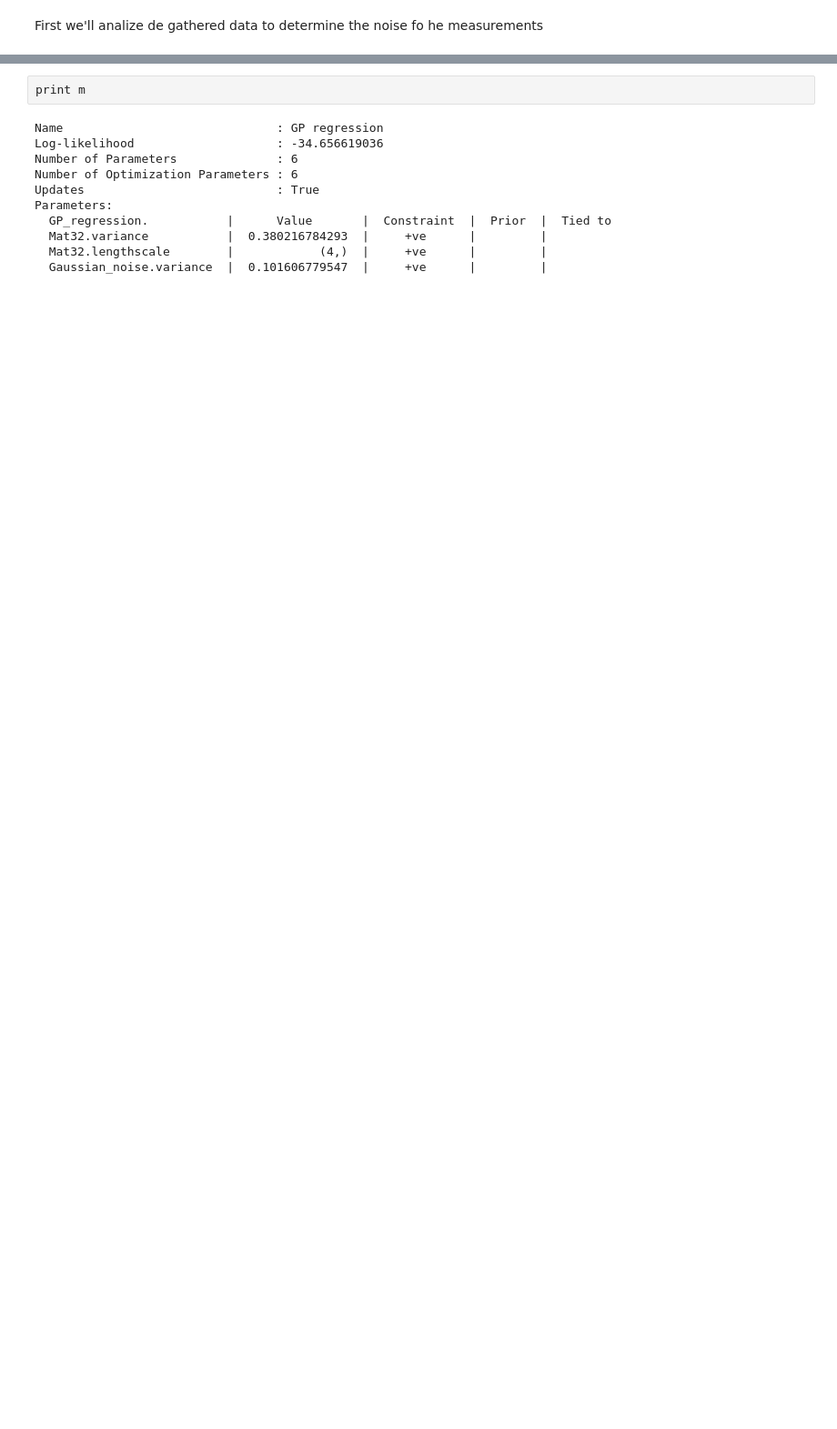
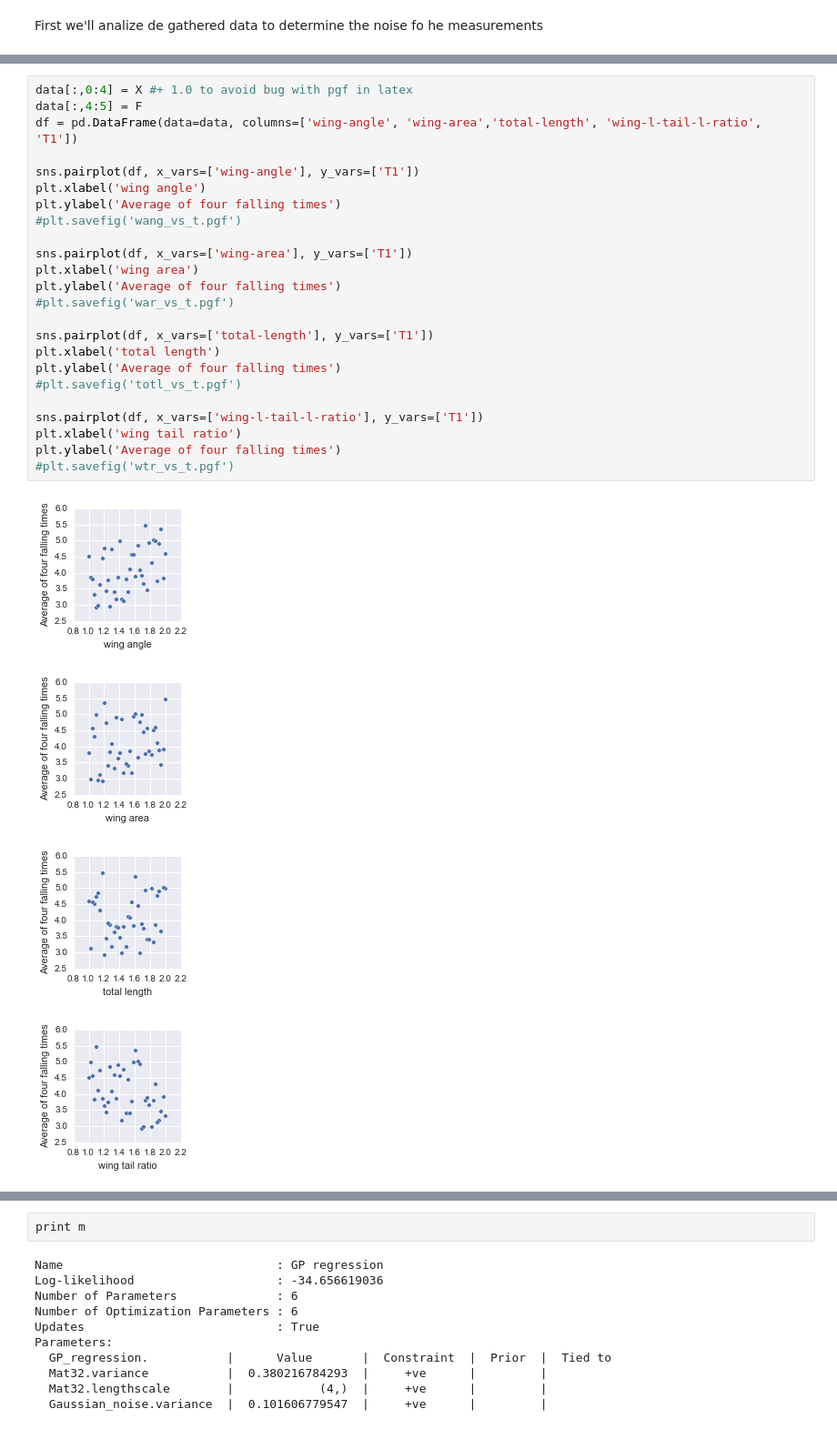
Before and after one commit to ggutierrez/SMFO, a Jupyter notebook: Lab3/GPR.ipynb, the cells around one changed output, grey strips where cells are left out. Shown at 91% size. Saved outputs shown, nothing was run; the diff lists cells and outputs as text; blank space fills up the shorter version.

```diff
--- a/Lab3/GPR.ipynb
+++ b/Lab3/GPR.ipynb
@@ -110,0 +158,29 @@ tau2 = 0.01#np.var(data[:,4]-data[:,5])/2.
+# %%
+data[:,0:4] = X #+ 1.0 to avoid bug with pgf in latex
+data[:,4:5] = F
+df = pd.DataFrame(data=data, columns=['wing-angle', 'wing-area','total-length', 'wing-l-tail-l-ratio', 'T1'])
+
+sns.pairplot(df, x_vars=['wing-angle'], y_vars=['T1'])
+plt.xlabel('wing angle')
+plt.ylabel('Average of four falling times')
+#plt.savefig('wang_vs_t.pgf')
+
+sns.pairplot(df, x_vars=['wing-area'], y_vars=['T1'])
+plt.xlabel('wing area')
+plt.ylabel('Average of four falling times')
+#plt.savefig('war_vs_t.pgf')
+
+sns.pairplot(df, x_vars=['total-length'], y_vars=['T1'])
+plt.xlabel('total length')
+plt.ylabel('Average of four falling times')
+#plt.savefig('totl_vs_t.pgf')
+
+sns.pairplot(df, x_vars=['wing-l-tail-l-ratio'], y_vars=['T1'])
+plt.xlabel('wing tail ratio')
+plt.ylabel('Average of four falling times')
+#plt.savefig('wtr_vs_t.pgf')
+# %% [output]
+[figure, added]
+[figure, added]
+[figure, added]
+[figure, added]
```
Also changed, not shown: parts of 11 cells of this notebook, 10 other files.
